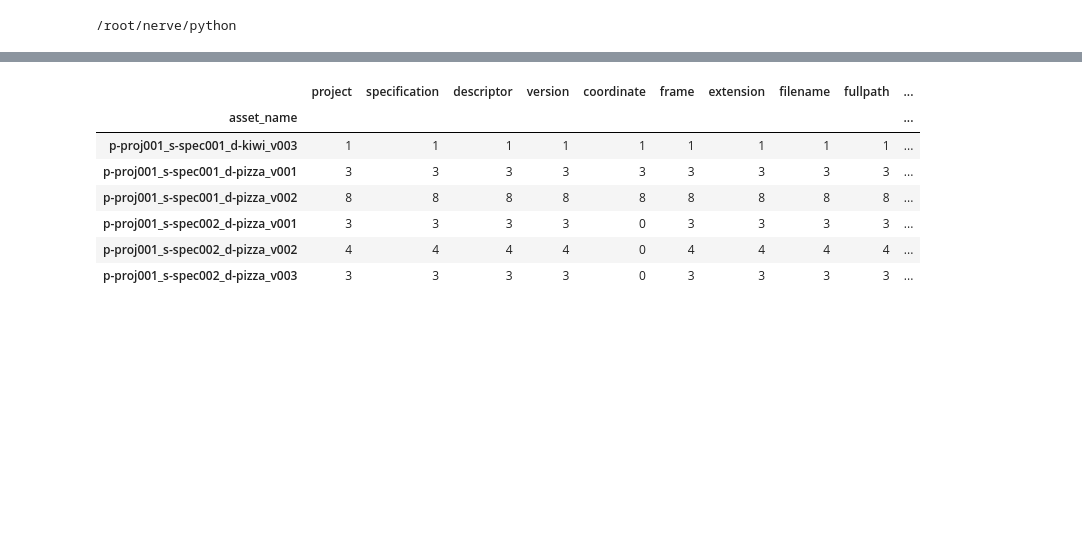
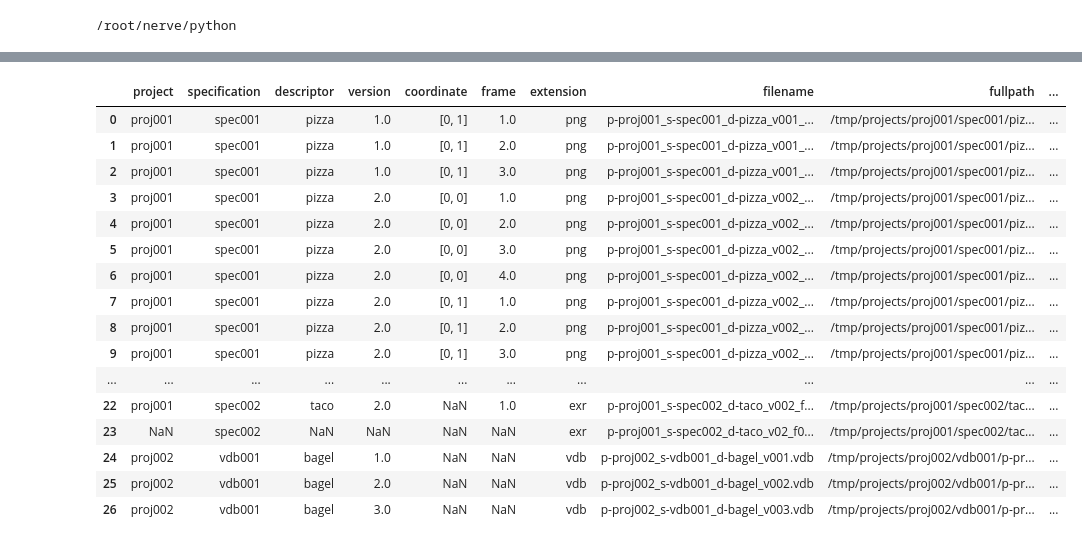
Before and after one commit to theNewFlesh/hidebound, a Jupyter notebook: notebooks/nerve-dev.ipynb, the cells around one changed output, grey strips where cells are left out. Cells and saved outputs as stored; diff of their text form; code cells hidden in the pictures; blank space fills up the shorter version.

```diff
--- a/notebooks/nerve-dev.ipynb
+++ b/notebooks/nerve-dev.ipynb
@@ -48,27 +48,42 @@ fullpaths = DatabaseTests().create_files(root)
 # %%
 class Spec001(SequenceSpecificationBase):
     name = 'spec001'
     filename_fields = ['project', 'specification', 'descriptor', 'version', 'coordinate', 'frame', 'extension']
     coordinate = IntType(required=True, validators=[is_coordinate])
 
 class Spec002(SequenceSpecificationBase):
     name = 'spec002'
     filename_fields = ['project', 'specification', 'descriptor', 'version', 'frame', 'extension']
     width = IntType(required=True, validators=[lambda x: is_equal(x, 1024)])
     height = IntType(required=True, validators=[lambda x: is_equal(x, 1024)])
     extension = StringType(required=True, validators=[is_extension, lambda x: is_equal(x, 'exr')])
 
-db = Database(root, [Spec001, Spec002])
+class Vdb001(FileSpecificationBase):
+    name = 'vdb001'
+    filename_fields = ['project', 'specification', 'descriptor', 'version', 'extension']
+    extension = StringType(required=True, validators=[is_extension, lambda x: is_equal(x, 'vdb')])
+
+db = Database(root, [Spec001, Spec002, Vdb001])
 db.update()
 data = db.data
-data.groupby('asset_name').count()
+data.head()
+data
 # %% [output]
 |  | project | specification | descriptor | version | coordinate | frame | extension | filename | fullpath | ... |
-| asset_name |  |  |  |  |  |  |  |  |  | ... |
-| p-proj001_s-spec001_d-kiwi_v003 | 1 | 1 | 1 | 1 | 1 | 1 | 1 | 1 | 1 | ... |
-| p-proj001_s-spec001_d-pizza_v001 | 3 | 3 | 3 | 3 | 3 | 3 | 3 | 3 | 3 | ... |
-| p-proj001_s-spec001_d-pizza_v002 | 8 | 8 | 8 | 8 | 8 | 8 | 8 | 8 | 8 | ... |
-| p-proj001_s-spec002_d-pizza_v001 | 3 | 3 | 3 | 3 | 0 | 3 | 3 | 3 | 3 | ... |
-| p-proj001_s-spec002_d-pizza_v002 | 4 | 4 | 4 | 4 | 0 | 4 | 4 | 4 | 4 | ... |
-| p-proj001_s-spec002_d-pizza_v003 | 3 | 3 | 3 | 3 | 0 | 3 | 3 | 3 | 3 | ... |
+| 0 | proj001 | spec001 | pizza | 1.0 | [0, 1] | 1.0 | png | p-proj001_s-spec001_d-pizza_v001_... | /tmp/projects/proj001/spec001/piz... | ... |
+| 1 | proj001 | spec001 | pizza | 1.0 | [0, 1] | 2.0 | png | p-proj001_s-spec001_d-pizza_v001_... | /tmp/projects/proj001/spec001/piz... | ... |
+| 2 | proj001 | spec001 | pizza | 1.0 | [0, 1] | 3.0 | png | p-proj001_s-spec001_d-pizza_v001_... | /tmp/projects/proj001/spec001/piz... | ... |
+| 3 | proj001 | spec001 | pizza | 2.0 | [0, 0] | 1.0 | png | p-proj001_s-spec001_d-pizza_v002_... | /tmp/projects/proj001/spec001/piz... | ... |
+| 4 | proj001 | spec001 | pizza | 2.0 | [0, 0] | 2.0 | png | p-proj001_s-spec001_d-pizza_v002_... | /tmp/projects/proj001/spec001/piz... | ... |
+| 5 | proj001 | spec001 | pizza | 2.0 | [0, 0] | 3.0 | png | p-proj001_s-spec001_d-pizza_v002_... | /tmp/projects/proj001/spec001/piz... | ... |
+| 6 | proj001 | spec001 | pizza | 2.0 | [0, 0] | 4.0 | png | p-proj001_s-spec001_d-pizza_v002_... | /tmp/projects/proj001/spec001/piz... | ... |
+| 7 | proj001 | spec001 | pizza | 2.0 | [0, 1] | 1.0 | png | p-proj001_s-spec001_d-pizza_v002_... | /tmp/projects/proj001/spec001/piz... | ... |
+| 8 | proj001 | spec001 | pizza | 2.0 | [0, 1] | 2.0 | png | p-proj001_s-spec001_d-pizza_v002_... | /tmp/projects/proj001/spec001/piz... | ... |
+| 9 | proj001 | spec001 | pizza | 2.0 | [0, 1] | 3.0 | png | p-proj001_s-spec001_d-pizza_v002_... | /tmp/projects/proj001/spec001/piz... | ... |
+| ... | ... | ... | ... | ... | ... | ... | ... | ... | ... | ... |
+| 22 | proj001 | spec002 | taco | 2.0 | NaN | 1.0 | exr | p-proj001_s-spec002_d-taco_v002_f... | /tmp/projects/proj001/spec002/tac... | ... |
+| 23 | NaN | spec002 | NaN | NaN | NaN | NaN | exr | p-proj001_s-spec002_d-taco_v02_f0... | /tmp/projects/proj001/spec002/tac... | ... |
+| 24 | proj002 | vdb001 | bagel | 1.0 | NaN | NaN | vdb | p-proj002_s-vdb001_d-bagel_v001.vdb | /tmp/projects/proj002/vdb001/p-pr... | ... |
+| 25 | proj002 | vdb001 | bagel | 2.0 | NaN | NaN | vdb | p-proj002_s-vdb001_d-bagel_v002.vdb | /tmp/projects/proj002/vdb001/p-pr... | ... |
+| 26 | proj002 | vdb001 | bagel | 3.0 | NaN | NaN | vdb | p-proj002_s-vdb001_d-bagel_v003.vdb | /tmp/projects/proj002/vdb001/p-pr... | ... |
 # %%
```
Also changed, not shown: parts of 2 cells of this notebook, 3 other files.
